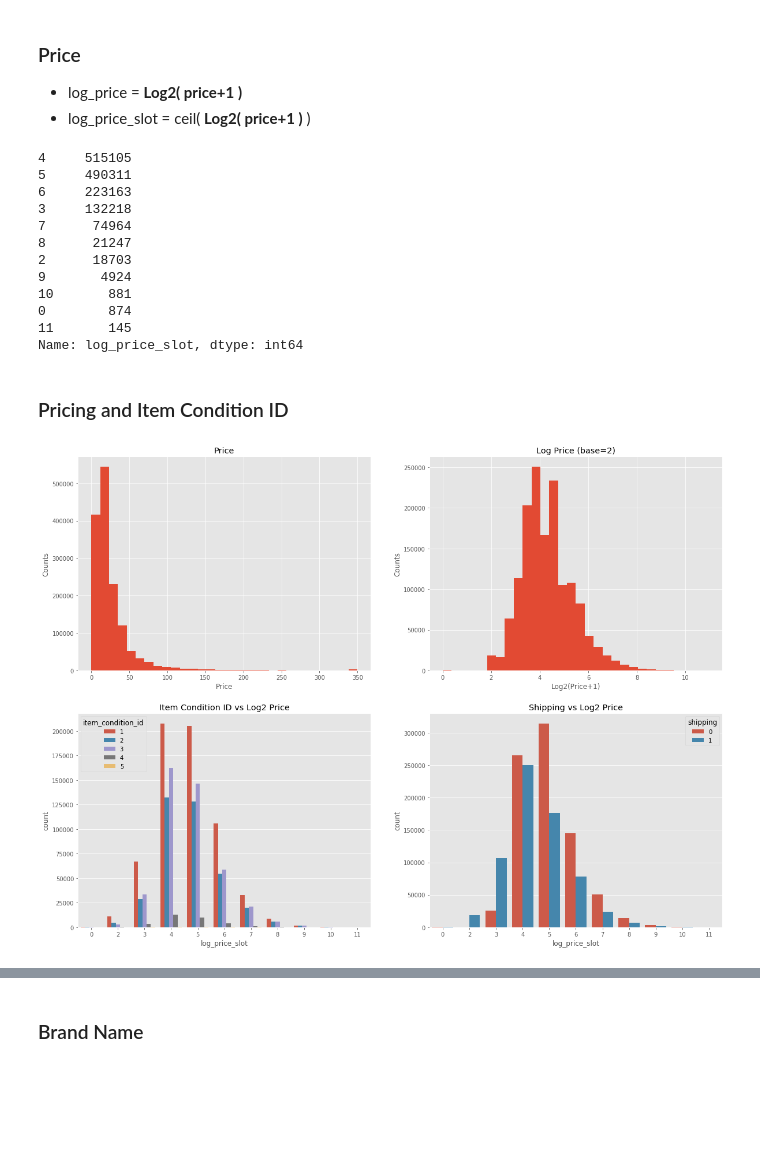
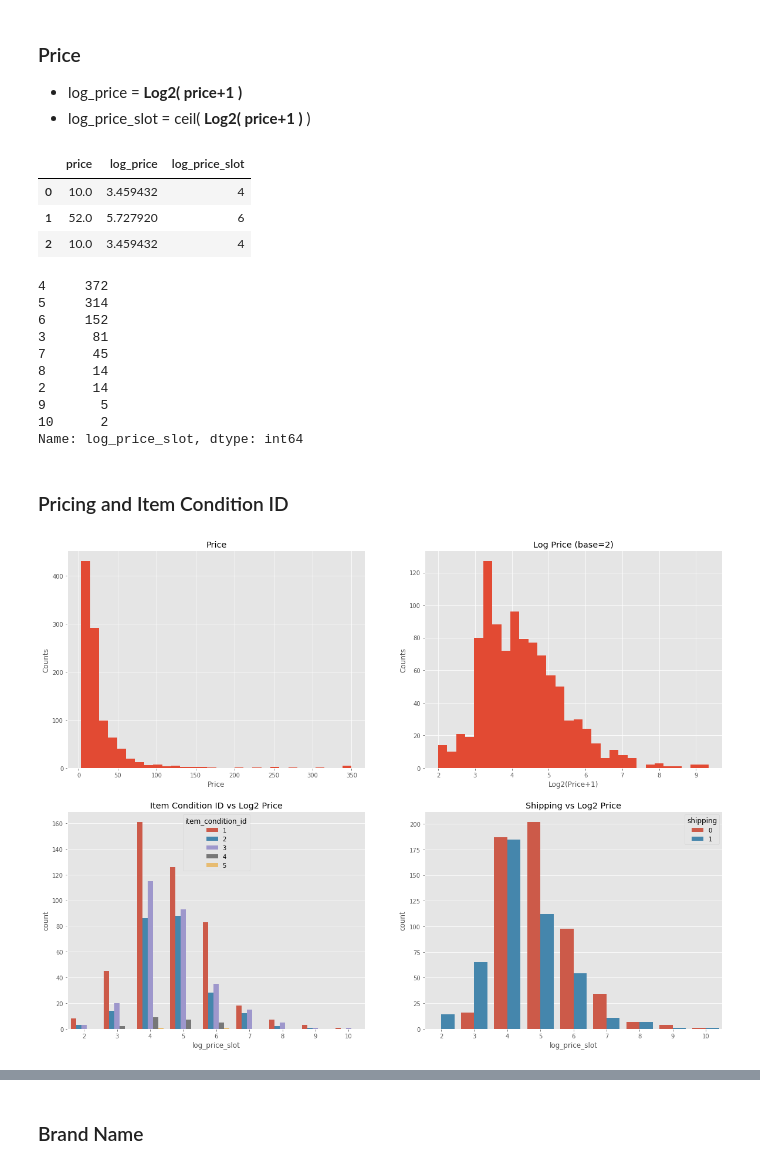
Before and after one commit to bethtseng/Price_Suggestion, a Jupyter notebook: Price_Suggestion.ipynb, the cells around one changed output, grey strips where cells are left out. Saved outputs shown, nothing was run; the diff lists cells and outputs as text; code cells hidden in the pictures; blank space fills up the shorter version.

```diff
--- a/Price_Suggestion.ipynb
+++ b/Price_Suggestion.ipynb
@@ -25,12 +30,12 @@ import helper_function as helper
 # %% [markdown]
 ### data exploration
 # %%
-#train = pd.read_csv('sample_data/train.tsv', sep='\t')
-#test = pd.read_csv('sample_data/test.tsv', sep='\t')
+train = pd.read_csv('sample_data/train.tsv', sep='\t')
+test = pd.read_csv('sample_data/test.tsv', sep='\t')
 submission = pd.read_csv('sample_data/sample_submission.csv', sep=',')
 # %%
-train = pd.read_csv('data/train.tsv', sep='\t')
-test = pd.read_csv('data/test.tsv', sep='\t')
+#train = pd.read_csv('data/train.tsv', sep='\t')
+#test = pd.read_csv('data/test.tsv', sep='\t')
 # %%
 train.head(3)
 # %% [output]
@@ -78,45 +83,48 @@ dtype: object
 * log_price = <b>Log2( price+1 )</b>
 * log_price_slot = ceil( <b>Log2( price+1 )</b> )
 # %%
-log_price = list(helper.log(train.price))
-log_price_slot = list(helper.log(train.price, slot=True))
-train['log_price_slot'] = log_price_slot
-train['log_price'] = log_price
+price = DataFrame(train['price'])
+price['log_price'] = list(helper.log(train.price))
+price['log_price_slot'] = list(helper.log(train.price, slot=True))
+price.head(3)
+# %% [output]
+|  | price | log_price | log_price_slot |
+| 0 | 10.0 | 3.459432 | 4 |
+| 1 | 52.0 | 5.727920 | 6 |
+| 2 | 10.0 | 3.459432 | 4 |
 # %%
-train['log_price_slot'].value_counts()
+price['log_price_slot'].value_counts()
 # %% [output]
-4     515105
-5     490311
-6     223163
-3     132218
-7      74964
-8      21247
-2      18703
-9       4924
-10       881
-0        874
-11       145
+4     372
+5     314
+6     152
+3      81
+7      45
+8      14
+2      14
+9       5
+10      2
 Name: log_price_slot, dtype: int64
 # %% [markdown]
 ### Pricing and Item Condition ID
 # %%
 f,ax=plt.subplots(2,2,figsize=(20,15))
 
 ax[0,0].hist(list(helper.price_scale(train.price, n=350)), bins = 30,label = 'price')
 ax[0,0].set_title("Price")
 ax[0,0].set_xlabel("Price")
 ax[0,0].set_ylabel("Counts")
 
-ax[0,1].hist('log_price', bins = 30,label='price', data=train)
+ax[0,1].hist('log_price', bins = 30,label='price', data=price)
 ax[0,1].set_title("Log Price (base=2)")
 ax[0,1].set_xlabel("Log2(Price+1)")
 ax[0,1].set_ylabel("Counts")
 
-sns.countplot('log_price_slot', hue='item_condition_id', data=train, ax=ax[1,0])
+sns.countplot('log_price_slot', hue=train['item_condition_id'], data=price, ax=ax[1,0])
 ax[1,0].set_title('Item Condition ID vs Log2 Price')
-sns.countplot('log_price_slot', hue='shipping',data=train,ax=ax[1,1])
+sns.countplot('log_price_slot', hue=train['shipping'],data=price,ax=ax[1,1])
 ax[1,1].set_title('Shipping vs Log2 Price')
 plt.show()
 # %% [output]
-[figure, old version]
+[figure, new version]
 # %%
```
Also changed, not shown: parts of 44 cells of this notebook.
